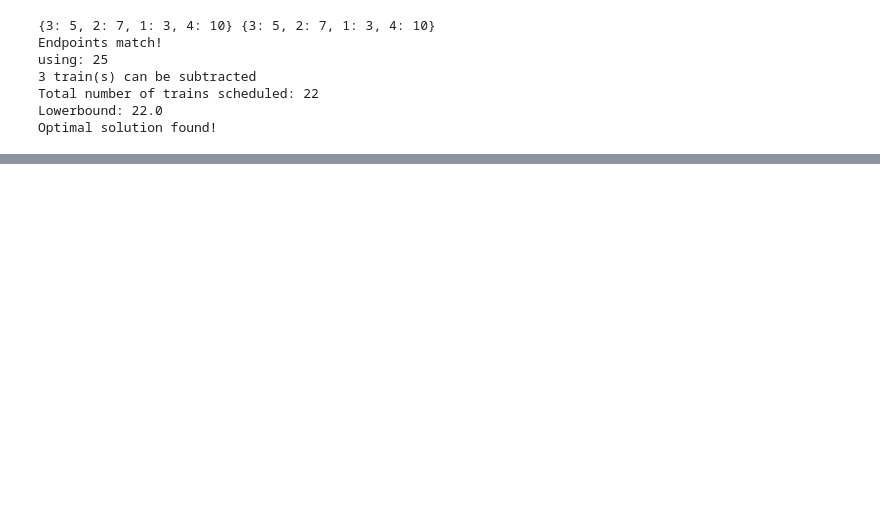
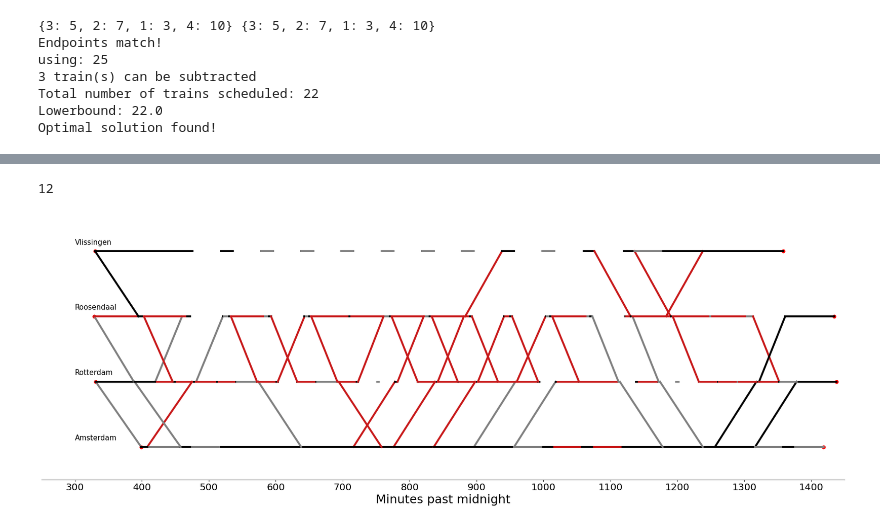
Before and after one commit to Sun-flowerSamurai/train-modelling, a Jupyter notebook: test.ipynb, the cells around one changed output, grey strips where cells are left out. Cells and saved outputs as stored; diff of their text form; code cells hidden in the pictures; blank space fills up the shorter version.

```diff
--- a/test.ipynb
+++ b/test.ipynb
@@ -45,0 +80,9 @@ traintools.highlight_paths(all_trains2, G2)
+# %%
+to_remove = [(a,b) for a, b, attrs in G_.edges(data=True) if attrs['over_scheduled'] <= 0]
+G_.remove_edges_from(to_remove)
+traintools.highlight_paths([], G_, color_code=True)
+print(nx.to_pandas_edgelist(G_.copy())['over_scheduled'].max())
+plt.savefig('images/overscheduled.pdf', bbox_inches='tight')
+# %% [output]
+12
+[figure, added]
```
Also changed, not shown: parts of 6 cells of this notebook, 12 other files.
